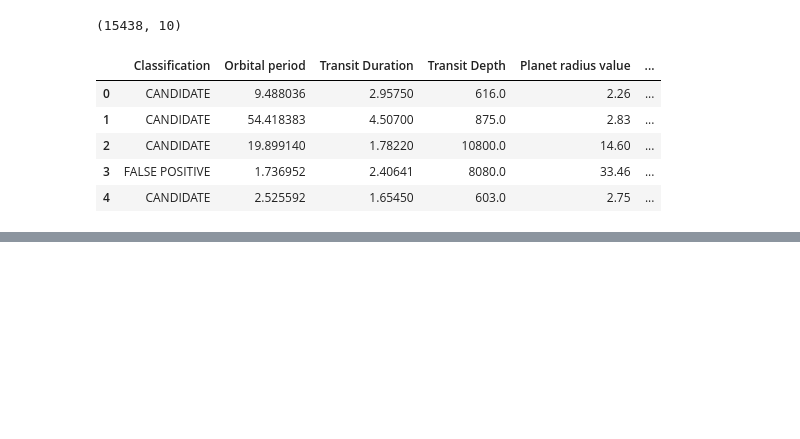
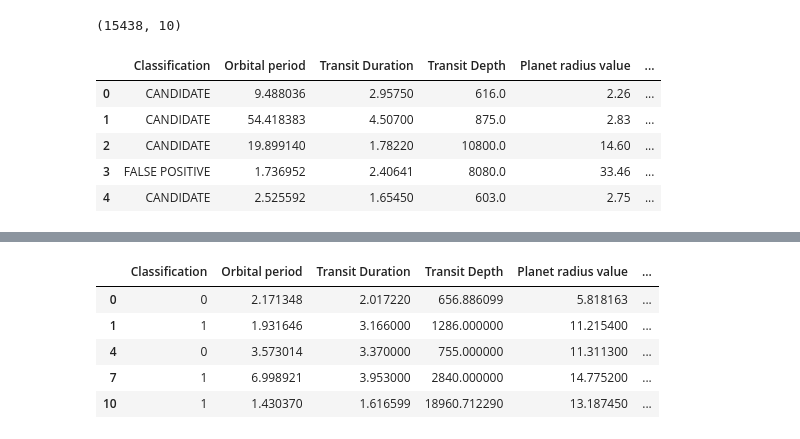
Before and after one commit to purvanshu-garg/Grasping-NASA-Hackathon-, a Jupyter notebook: Model_Building-Backend/data_prep.ipynb, the cells around one changed output, grey strips where cells are left out. Cells and saved outputs as stored; diff of their text form; code cells hidden in the pictures; blank space fills up the shorter version.

```diff
--- a/Model_Building-Backend/data_prep.ipynb
+++ b/Model_Building-Backend/data_prep.ipynb
@@ -275,0 +297,9 @@ load.head()
+# %%
+TESS_dataset_common_dummy.head()
+# %% [output]
+|  | Classification | Orbital period | Transit Duration | Transit Depth | Planet radius value | ... |
+| 0 | 0 | 2.171348 | 2.017220 | 656.886099 | 5.818163 | ... |
+| 1 | 1 | 1.931646 | 3.166000 | 1286.000000 | 11.215400 | ... |
+| 4 | 0 | 3.573014 | 3.370000 | 755.000000 | 11.311300 | ... |
+| 7 | 1 | 6.998921 | 3.953000 | 2840.000000 | 14.775200 | ... |
+| 10 | 1 | 1.430370 | 1.616599 | 18960.712290 | 13.187450 | ... |
```
Also changed, not shown: parts of 4 cells of this notebook, 3 other files.
